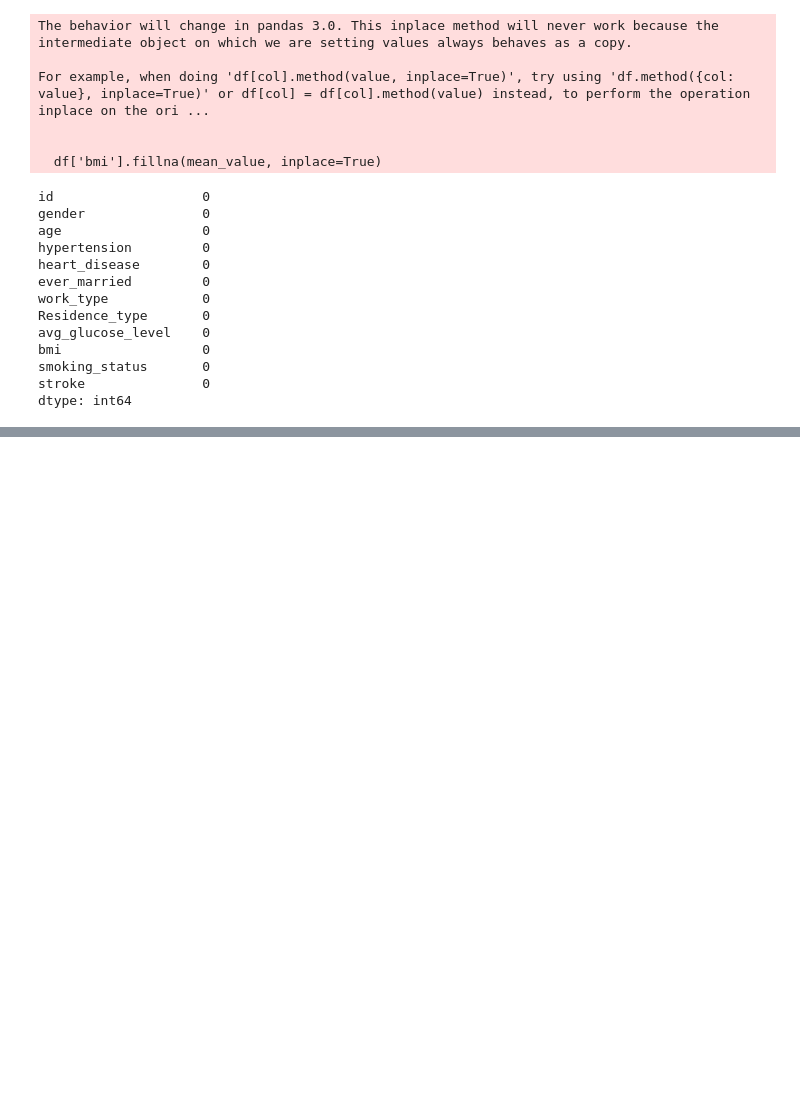
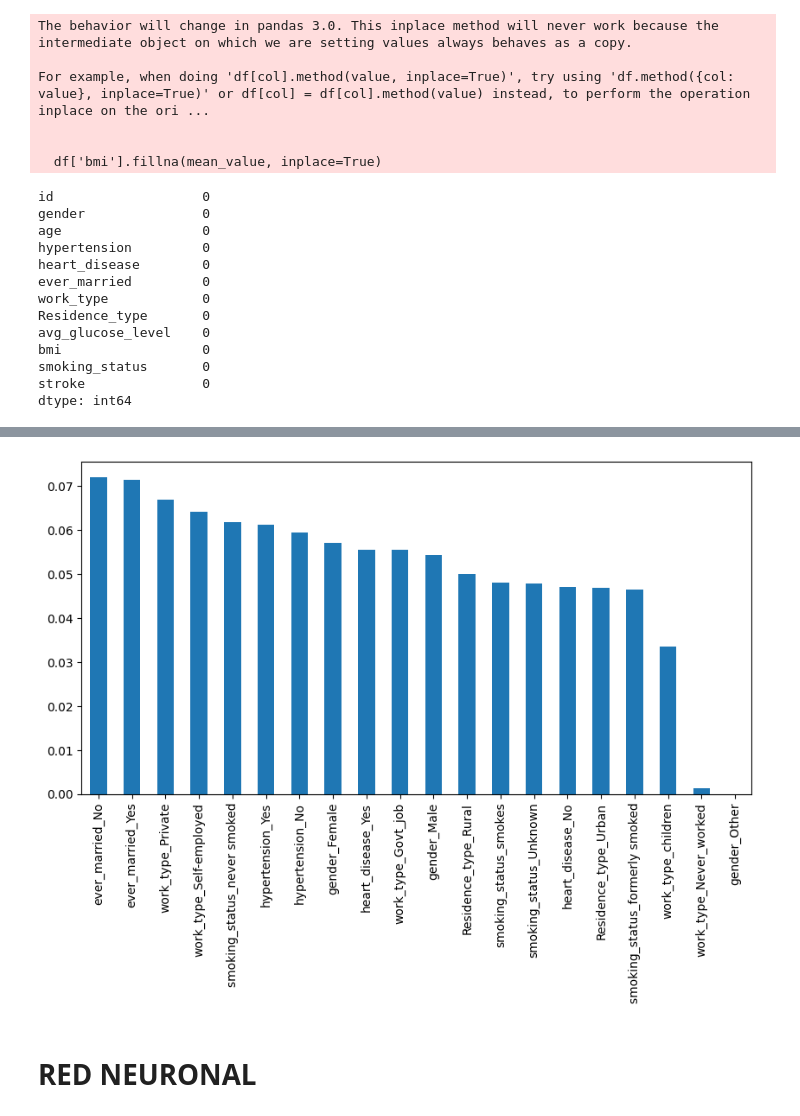
Before and after one commit to EderCabascango/Accidentes_Cerebro_Vasculares, a Jupyter notebook: Accidentes_Cerebro_Vasculares.ipynb, the cells around one changed output, grey strips where cells are left out. Drawn from its saved outputs; the diff is of its cells as text; code cells hidden in the pictures; blank space fills up the shorter version.

```diff
--- a/Accidentes_Cerebro_Vasculares.ipynb
+++ b/Accidentes_Cerebro_Vasculares.ipynb
@@ -318,0 +478,6 @@ df[numeric_cols] = escalador.fit_transform(df[numeric_cols]) # Tomar valores num
+# %%
+pd.Series(rf_model.feature_importances_,index = X_test.columns).sort_values(ascending = False).plot(kind = 'bar', figsize = (10,5));
+# %% [output]
+[figure, added]
+# %% [markdown]
+# **RED NEURONAL**
```
Also changed, not shown: parts of 50 cells of this notebook.
